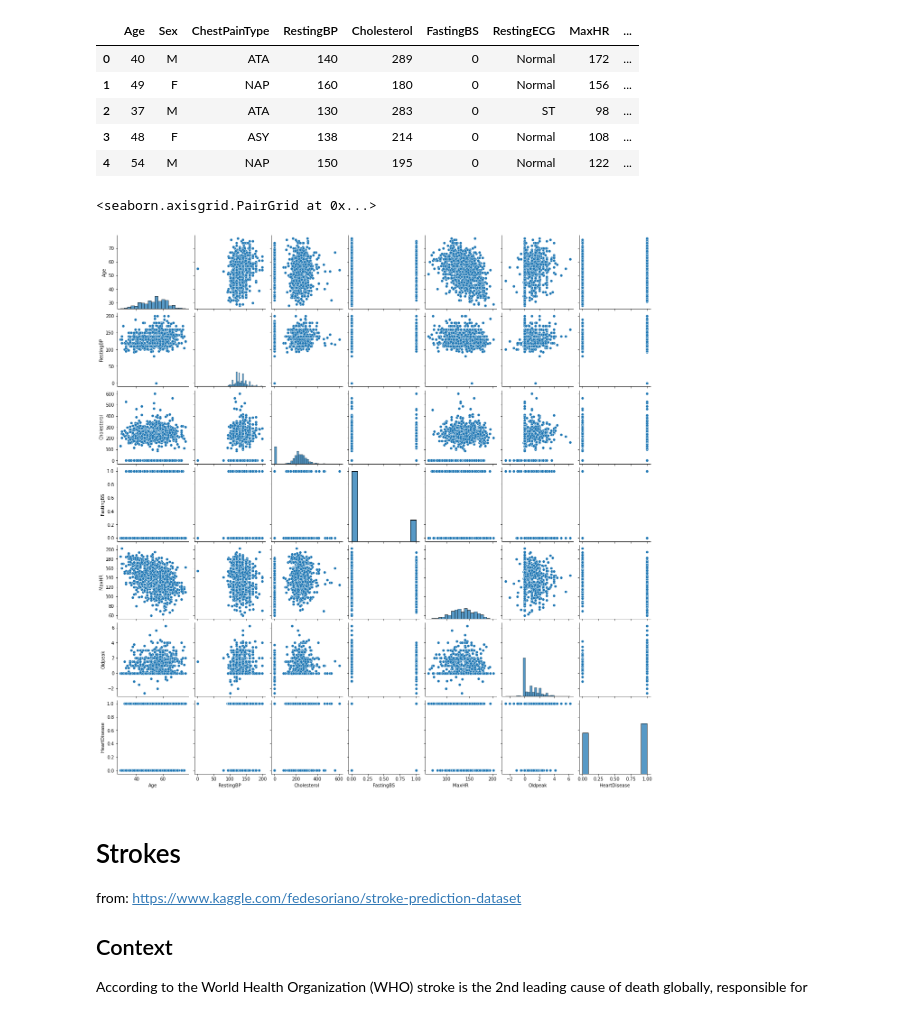
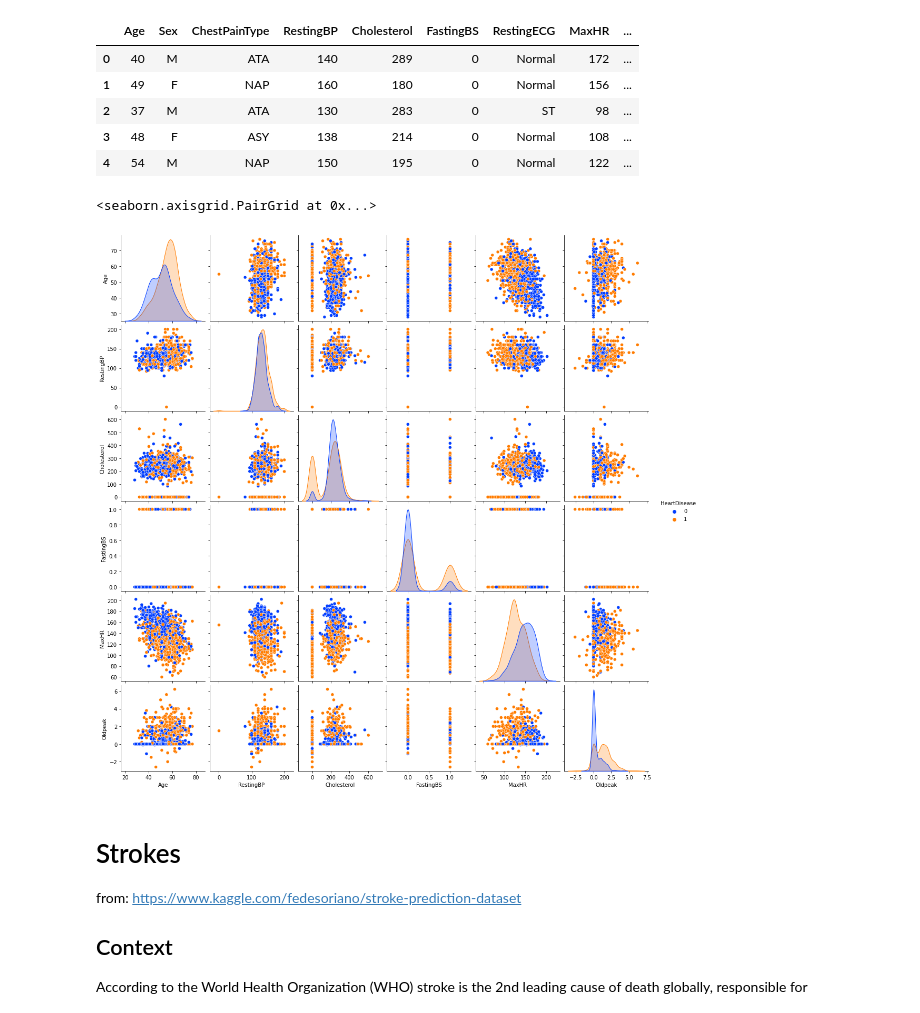
Before and after one commit to clinton0313/GP-Classification-Project, a Jupyter notebook: eda.ipynb, the cells around one changed output. Drawn from its saved outputs; the diff is of its cells as text; code cells hidden in the pictures.

```diff
--- a/eda.ipynb
+++ b/eda.ipynb
@@ -283,10 +283,10 @@ heart.head()
 | 3 | 48 | F | ASY | 138 | 214 | 0 | Normal | 108 | ... |
 | 4 | 54 | M | NAP | 150 | 195 | 0 | Normal | 122 | ... |
 # %%
-sns.pairplot(heart)
+sns.pairplot(heart, hue="HeartDisease", palette="bright")
 # %% [output]
 <seaborn.axisgrid.PairGrid at 0x...>
-[figure, old version]
+[figure, new version]
 # %% [markdown]
 # Strokes
 
```
Also changed, not shown: parts of 3 cells of this notebook, 1 other file.
